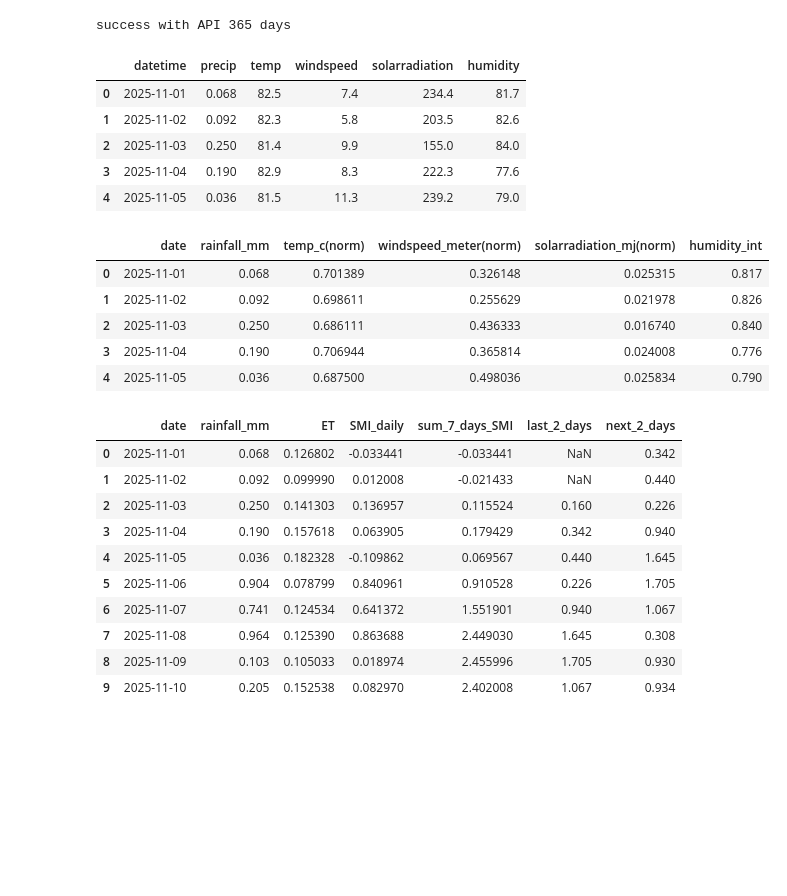
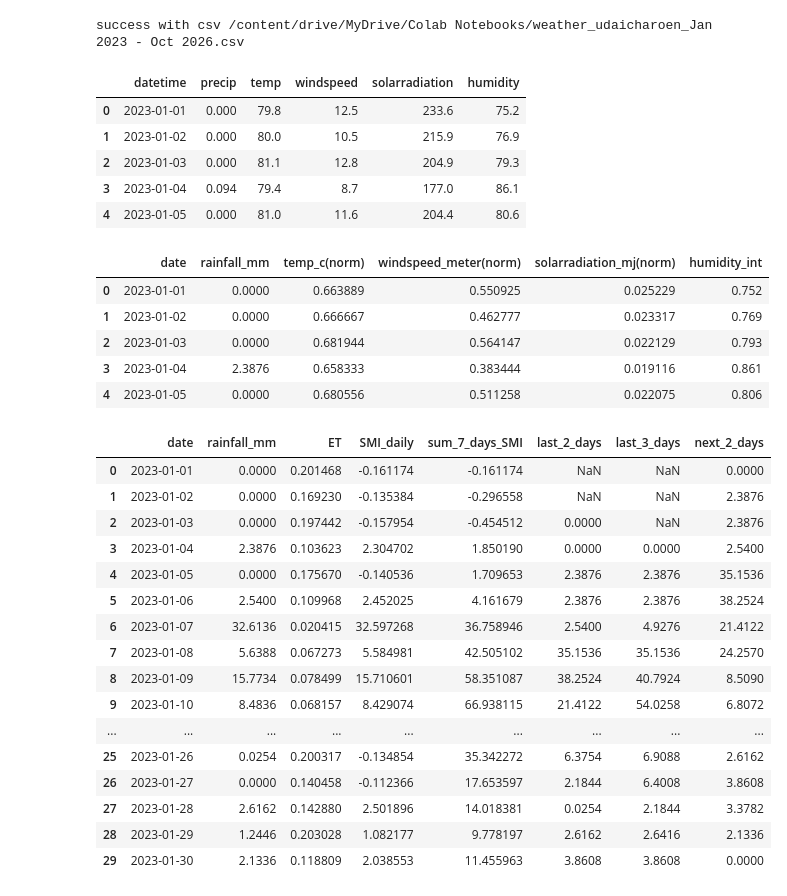
Before and after one commit to Alynn-P/nathamon_portfolio, a Jupyter notebook: weather_data_for_close_loop_project.ipynb, the cells around one changed output. Cells and saved outputs as stored; diff of their text form; code cells hidden in the pictures; blank space fills up the shorter version.

Commit message:
Add historical data since Jan2023-Oct2026 and convert precip (inch) to mm

```diff
--- a/weather_data_for_close_loop_project.ipynb
+++ b/weather_data_for_close_loop_project.ipynb
@@ -4,7 +4,7 @@
 import pandas as pd
 import requests
 import os
-csv_filename = 'weather_udaicharoen_365days.csv'
+csv_filename = '/content/drive/MyDrive/Colab Notebooks/weather_udaicharoen_Jan 2023 - Oct 2026.csv'
 if os.path.exists(csv_filename):
   df = pd.read_csv(csv_filename)
   df = df[['datetime','precip','temp','windspeed','solarradiation','humidity']]
@@ -24,13 +24,13 @@ else:
 if 'df' in locals() and not df.empty:
     display(df.head())
 # %% [output]
-success with API 365 days
+success with csv /content/drive/MyDrive/Colab Notebooks/weather_udaicharoen_Jan 2023 - Oct 2026.csv
 |  | datetime | precip | temp | windspeed | solarradiation | humidity |
-| 0 | 2025-11-01 | 0.068 | 82.5 | 7.4 | 234.4 | 81.7 |
-| 1 | 2025-11-02 | 0.092 | 82.3 | 5.8 | 203.5 | 82.6 |
-| 2 | 2025-11-03 | 0.250 | 81.4 | 9.9 | 155.0 | 84.0 |
-| 3 | 2025-11-04 | 0.190 | 82.9 | 8.3 | 222.3 | 77.6 |
-| 4 | 2025-11-05 | 0.036 | 81.5 | 11.3 | 239.2 | 79.0 |
+| 0 | 2023-01-01 | 0.000 | 79.8 | 12.5 | 233.6 | 75.2 |
+| 1 | 2023-01-02 | 0.000 | 80.0 | 10.5 | 215.9 | 76.9 |
+| 2 | 2023-01-03 | 0.000 | 81.1 | 12.8 | 204.9 | 79.3 |
+| 3 | 2023-01-04 | 0.094 | 79.4 | 8.7 | 177.0 | 86.1 |
+| 4 | 2023-01-05 | 0.000 | 81.0 | 11.6 | 204.4 | 80.6 |
 # %%
 if 'df' in locals() and not df.empty:
   df_unit = df[['datetime','precip','temp','windspeed','solarradiation','humidity']].rename(columns={
@@ -42,6 +42,7 @@ if 'df' in locals() and not df.empty:
         'humidity' : 'humidity_int'
   })
   df_unit['date'] = pd.to_datetime(df_unit['date'])
+  df_unit['rainfall_mm'] = df_unit['rainfall_mm']*25.4
   df_unit['temp_c(norm)'] = (5/9)*(df_unit['temp_c(norm)']-32)*(1/40)
   df_unit['windspeed_meter(norm)'] = df_unit['windspeed_meter(norm)']*0.44074/10
   df_unit['solarradiation_mj(norm)'] = df_unit['solarradiation_mj(norm)']*0.0864/800
@@ -51,42 +52,53 @@ else:
   print("need to check cell 1")
 # %% [output]
 |  | date | rainfall_mm | temp_c(norm) | windspeed_meter(norm) | solarradiation_mj(norm) | humidity_int |
-| 0 | 2025-11-01 | 0.068 | 0.701389 | 0.326148 | 0.025315 | 0.817 |
-| 1 | 2025-11-02 | 0.092 | 0.698611 | 0.255629 | 0.021978 | 0.826 |
-| 2 | 2025-11-03 | 0.250 | 0.686111 | 0.436333 | 0.016740 | 0.840 |
-| 3 | 2025-11-04 | 0.190 | 0.706944 | 0.365814 | 0.024008 | 0.776 |
-| 4 | 2025-11-05 | 0.036 | 0.687500 | 0.498036 | 0.025834 | 0.790 |
+| 0 | 2023-01-01 | 0.0000 | 0.663889 | 0.550925 | 0.025229 | 0.752 |
+| 1 | 2023-01-02 | 0.0000 | 0.666667 | 0.462777 | 0.023317 | 0.769 |
+| 2 | 2023-01-03 | 0.0000 | 0.681944 | 0.564147 | 0.022129 | 0.793 |
+| 3 | 2023-01-04 | 2.3876 | 0.658333 | 0.383444 | 0.019116 | 0.861 |
+| 4 | 2023-01-05 | 0.0000 | 0.680556 | 0.511258 | 0.022075 | 0.806 |
 # %%
 #Last 2 days
 df_unit['precip_d-1'] = df_unit['rainfall_mm'].shift(1)
 df_unit['precip_d-2'] = df_unit['rainfall_mm'].shift(2)
 df_unit['last_2_days'] = df_unit['precip_d-2']+df_unit['precip_d-1']
+#Last 3 days
+df_unit['precip_d-1'] = df_unit['rainfall_mm'].shift(1)
+df_unit['precip_d-2'] = df_unit['rainfall_mm'].shift(2)
+df_unit['precip_d-3'] = df_unit['rainfall_mm'].shift(3)
+df_unit['last_3_days'] = df_unit['precip_d-3']+df_unit['precip_d-2']+df_unit['precip_d-1']
 #Next 2 days
 df_unit['precip_d+1'] = df_unit['rainfall_mm'].shift(-1)
 df_unit['precip_d+2'] = df_unit['rainfall_mm'].shift(-2)
 df_unit['next_2_days'] = df_unit['precip_d+2']+df_unit['precip_d+1']
 #ET proxy
 df_unit['ET'] = (0.5*df_unit['temp_c(norm)'])+(0.3*df_unit['windspeed_meter(norm)'])+(0.2*df_unit['solarradiation_mj(norm)'])-(0.4*df_unit['humidity_int'])
 #soilfactor
 df_unit['soilfactor'] = 0.8
 #SMI daily
 df_unit['SMI_daily'] = df_unit['rainfall_mm']-(df_unit['ET']*df_unit['soilfactor'])
 #Sum 7 dats SMI
 df_unit['sum_7_days_SMI'] = df_unit['SMI_daily'].rolling(window=7,min_periods=1).sum()
 
-display(df_unit[['date','rainfall_mm','ET','SMI_daily','sum_7_days_SMI','last_2_days','next_2_days']].head(10))
+display(df_unit[['date','rainfall_mm','ET','SMI_daily','sum_7_days_SMI','last_2_days','last_3_days','next_2_days']].head(30))
 # %% [output]
-|  | date | rainfall_mm | ET | SMI_daily | sum_7_days_SMI | last_2_days | next_2_days |
-| 0 | 2025-11-01 | 0.068 | 0.126802 | -0.033441 | -0.033441 | NaN | 0.342 |
-| 1 | 2025-11-02 | 0.092 | 0.099990 | 0.012008 | -0.021433 | NaN | 0.440 |
-| 2 | 2025-11-03 | 0.250 | 0.141303 | 0.136957 | 0.115524 | 0.160 | 0.226 |
-| 3 | 2025-11-04 | 0.190 | 0.157618 | 0.063905 | 0.179429 | 0.342 | 0.940 |
-| 4 | 2025-11-05 | 0.036 | 0.182328 | -0.109862 | 0.069567 | 0.440 | 1.645 |
-| 5 | 2025-11-06 | 0.904 | 0.078799 | 0.840961 | 0.910528 | 0.226 | 1.705 |
-| 6 | 2025-11-07 | 0.741 | 0.124534 | 0.641372 | 1.551901 | 0.940 | 1.067 |
-| 7 | 2025-11-08 | 0.964 | 0.125390 | 0.863688 | 2.449030 | 1.645 | 0.308 |
-| 8 | 2025-11-09 | 0.103 | 0.105033 | 0.018974 | 2.455996 | 1.705 | 0.930 |
-| 9 | 2025-11-10 | 0.205 | 0.152538 | 0.082970 | 2.402008 | 1.067 | 0.934 |
+|  | date | rainfall_mm | ET | SMI_daily | sum_7_days_SMI | last_2_days | last_3_days | next_2_days |
+| 0 | 2023-01-01 | 0.0000 | 0.201468 | -0.161174 | -0.161174 | NaN | NaN | 0.0000 |
+| 1 | 2023-01-02 | 0.0000 | 0.169230 | -0.135384 | -0.296558 | NaN | NaN | 2.3876 |
+| 2 | 2023-01-03 | 0.0000 | 0.197442 | -0.157954 | -0.454512 | 0.0000 | NaN | 2.3876 |
+| 3 | 2023-01-04 | 2.3876 | 0.103623 | 2.304702 | 1.850190 | 0.0000 | 0.0000 | 2.5400 |
+| 4 | 2023-01-05 | 0.0000 | 0.175670 | -0.140536 | 1.709653 | 2.3876 | 2.3876 | 35.1536 |
+| 5 | 2023-01-06 | 2.5400 | 0.109968 | 2.452025 | 4.161679 | 2.3876 | 2.3876 | 38.2524 |
+| 6 | 2023-01-07 | 32.6136 | 0.020415 | 32.597268 | 36.758946 | 2.5400 | 4.9276 | 21.4122 |
+| 7 | 2023-01-08 | 5.6388 | 0.067273 | 5.584981 | 42.505102 | 35.1536 | 35.1536 | 24.2570 |
+| 8 | 2023-01-09 | 15.7734 | 0.078499 | 15.710601 | 58.351087 | 38.2524 | 40.7924 | 8.5090 |
+| 9 | 2023-01-10 | 8.4836 | 0.068157 | 8.429074 | 66.938115 | 21.4122 | 54.0258 | 6.8072 |
+| ... | ... | ... | ... | ... | ... | ... | ... | ... |
+| 25 | 2023-01-26 | 0.0254 | 0.200317 | -0.134854 | 35.342272 | 6.3754 | 6.9088 | 2.6162 |
+| 26 | 2023-01-27 | 0.0000 | 0.140458 | -0.112366 | 17.653597 | 2.1844 | 6.4008 | 3.8608 |
+| 27 | 2023-01-28 | 2.6162 | 0.142880 | 2.501896 | 14.018381 | 0.0254 | 2.1844 | 3.3782 |
+| 28 | 2023-01-29 | 1.2446 | 0.203028 | 1.082177 | 9.778197 | 2.6162 | 2.6416 | 2.1336 |
+| 29 | 2023-01-30 | 2.1336 | 0.118809 | 2.038553 | 11.455963 | 3.8608 | 3.8608 | 0.0000 |
 # %%
 import numpy as np
 
```
Also changed, not shown: parts of 4 cells of this notebook.
